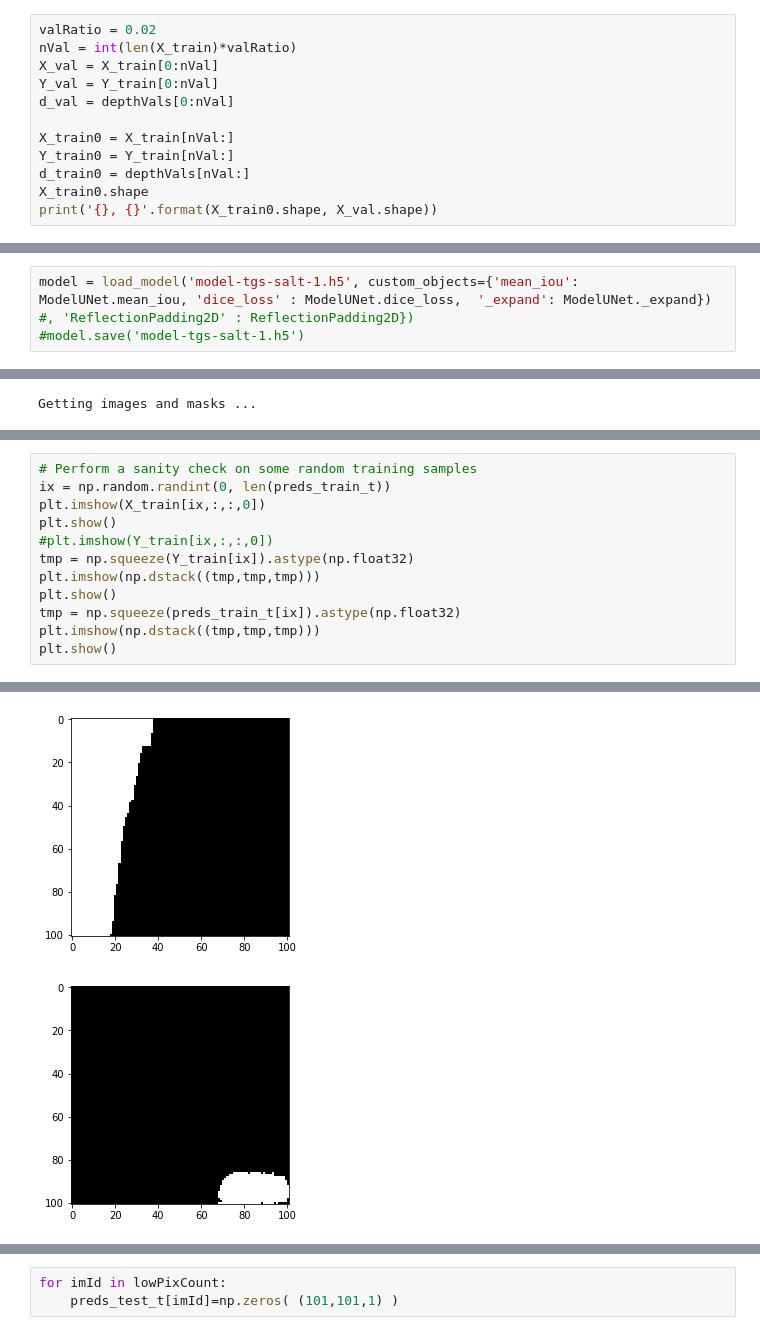
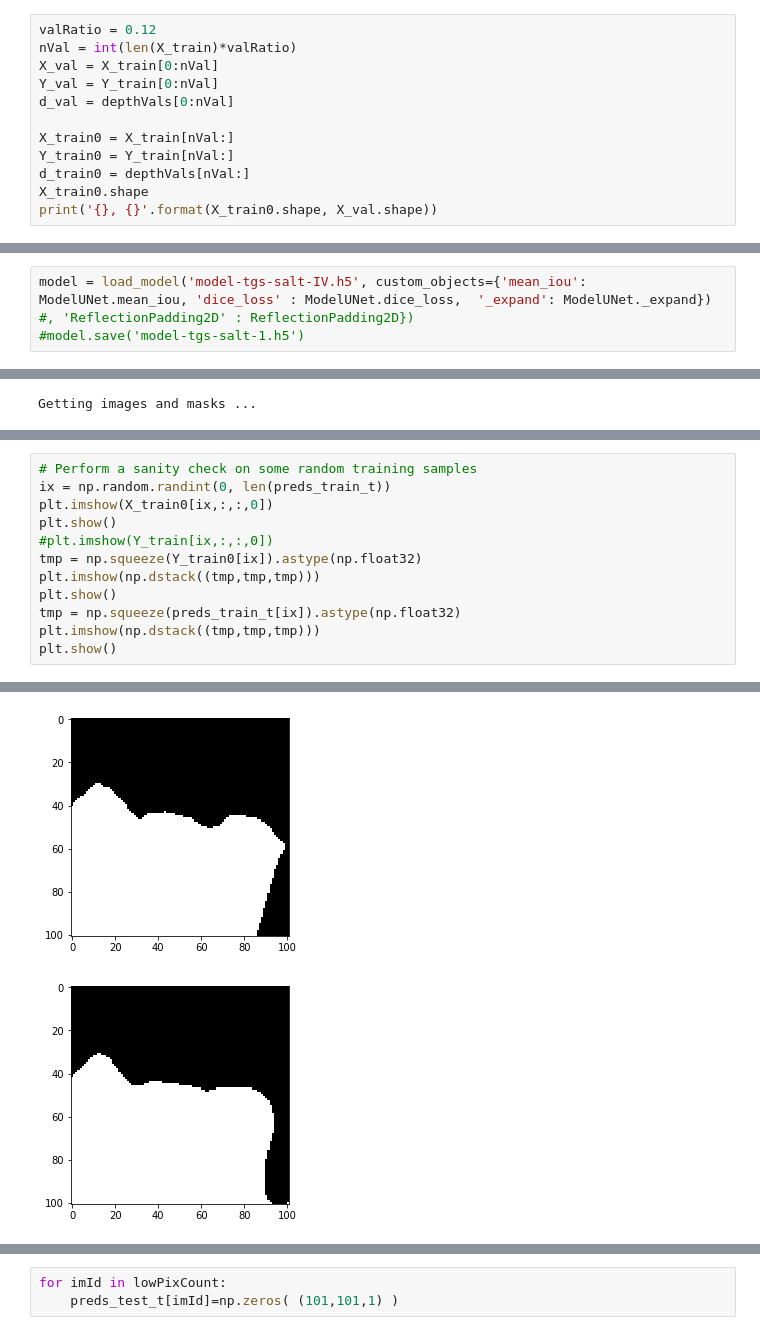
Before and after one commit to douglas125/McLyEdSegmentation, a Jupyter notebook: TGSSeismic.ipynb, the cells around one changed output, grey strips where cells are left out. Cells and saved outputs as stored; diff of their text form.

```diff
--- a/TGSSeismic.ipynb
+++ b/TGSSeismic.ipynb
@@ -178,7 +178,7 @@ plt.show()
 # %% [markdown]
 # Keras datagen
 # %%
-valRatio = 0.02
+valRatio = 0.12
 nVal = int(len(X_train)*valRatio)
 X_val = X_train[0:nVal]
 Y_val = Y_train[0:nVal]
@@ -416,7 +467,7 @@ plt.show()
 [figure]
 [figure]
 # %%
-model = load_model('model-tgs-salt-1.h5', custom_objects={'mean_iou': ModelUNet.mean_iou, 'dice_loss' : ModelUNet.dice_loss,  '_expand': ModelUNet._expand}) #, 'ReflectionPadding2D' : ReflectionPadding2D})
+model = load_model('model-tgs-salt-IV.h5', custom_objects={'mean_iou': ModelUNet.mean_iou, 'dice_loss' : ModelUNet.dice_loss,  '_expand': ModelUNet._expand}) #, 'ReflectionPadding2D' : ReflectionPadding2D})
 #model.save('model-tgs-salt-1.h5')
 # %%
 #from google.colab import files
@@ -512,10 +646,10 @@ preds_test_t.shape
 # %%
 # Perform a sanity check on some random training samples
 ix = np.random.randint(0, len(preds_train_t))
-plt.imshow(X_train[ix,:,:,0])
+plt.imshow(X_train0[ix,:,:,0])
 plt.show()
 #plt.imshow(Y_train[ix,:,:,0])
-tmp = np.squeeze(Y_train[ix]).astype(np.float32)
+tmp = np.squeeze(Y_train0[ix]).astype(np.float32)
 plt.imshow(np.dstack((tmp,tmp,tmp)))
 plt.show()
 tmp = np.squeeze(preds_train_t[ix]).astype(np.float32)
@@ -526,5 +660,5 @@ plt.show()
-[figure, old version]
+[figure, new version]
-[figure, old version]
+[figure, new version]
 # %%
 lowPixCount = [imgId for imgId in range(len(preds_test_t)) if preds_test_t[imgId].sum() < 5 and preds_test_t[imgId].sum() > 0]
 len(lowPixCount)
```
Also changed, not shown: parts of 30 cells of this notebook, 2 other files.
